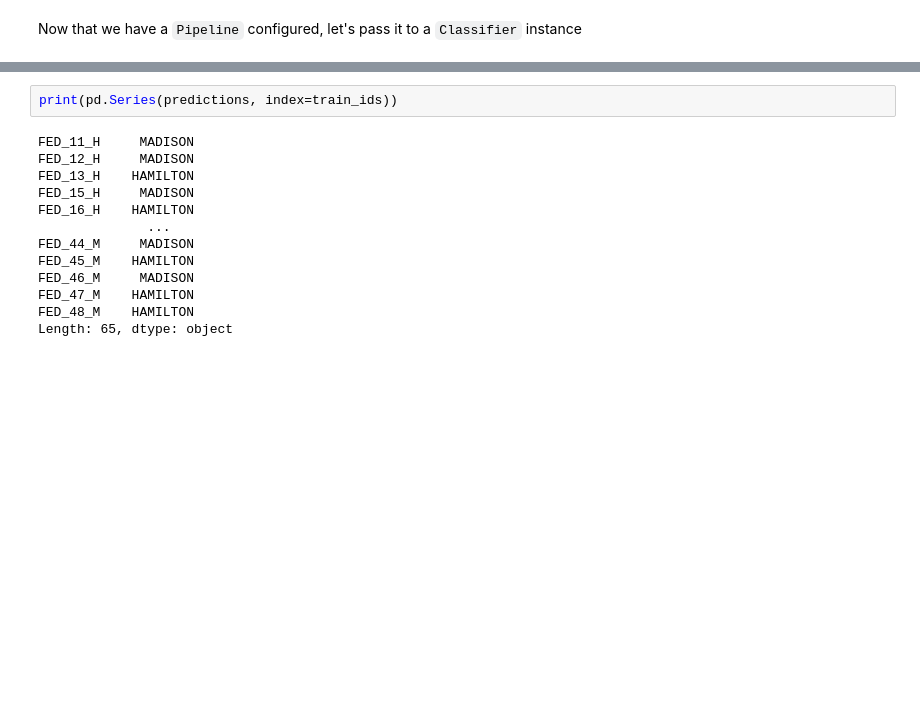
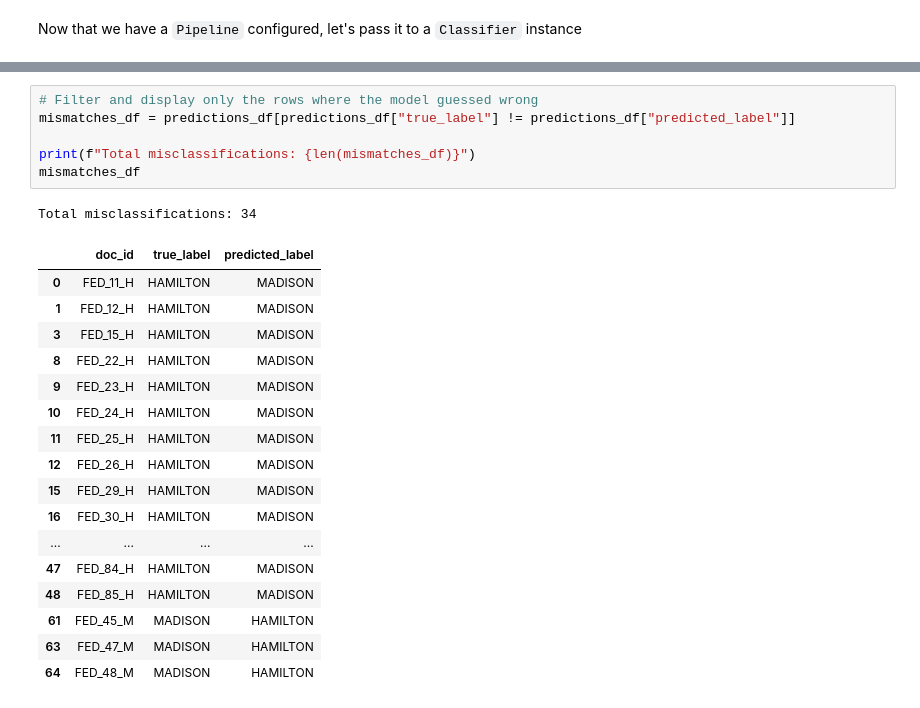
Before and after one commit to mangabe16/lexos, a Jupyter notebook: doc_src/docs/tutorials/classification/tutorialDRAFT.ipynb, the cells around one changed output, grey strips where cells are left out. Cells and saved outputs as stored; diff of their text form; blank space fills up the shorter version.

```diff
--- a/doc_src/docs/tutorials/classification/tutorialDRAFT.ipynb
+++ b/doc_src/docs/tutorials/classification/tutorialDRAFT.ipynb
@@ -150,15 +165,25 @@ predictions_df
-# %%
-print(pd.Series(predictions, index=train_ids))
-# %% [output]
-FED_11_H     MADISON
-FED_12_H     MADISON
-FED_13_H    HAMILTON
-FED_15_H     MADISON
-FED_16_H    HAMILTON
-              ...
-FED_44_M     MADISON
-FED_45_M    HAMILTON
-FED_46_M     MADISON
-FED_47_M    HAMILTON
-FED_48_M    HAMILTON
-Length: 65, dtype: object
+# %%
+# Filter and display only the rows where the model guessed wrong
+mismatches_df = predictions_df[predictions_df["true_label"] != predictions_df["predicted_label"]]
+
+print(f"Total misclassifications: {len(mismatches_df)}")
+mismatches_df
+# %% [output]
+Total misclassifications: 34
+|  | doc_id | true_label | predicted_label |
+| 0 | FED_11_H | HAMILTON | MADISON |
+| 1 | FED_12_H | HAMILTON | MADISON |
+| 3 | FED_15_H | HAMILTON | MADISON |
+| 8 | FED_22_H | HAMILTON | MADISON |
+| 9 | FED_23_H | HAMILTON | MADISON |
+| 10 | FED_24_H | HAMILTON | MADISON |
+| 11 | FED_25_H | HAMILTON | MADISON |
+| 12 | FED_26_H | HAMILTON | MADISON |
+| 15 | FED_29_H | HAMILTON | MADISON |
+| 16 | FED_30_H | HAMILTON | MADISON |
+| ... | ... | ... | ... |
+| 47 | FED_84_H | HAMILTON | MADISON |
+| 48 | FED_85_H | HAMILTON | MADISON |
+| 61 | FED_45_M | MADISON | HAMILTON |
+| 63 | FED_47_M | MADISON | HAMILTON |
+| 64 | FED_48_M | MADISON | HAMILTON |
```
Also changed, not shown: parts of 17 cells of this notebook, 11 other files.
